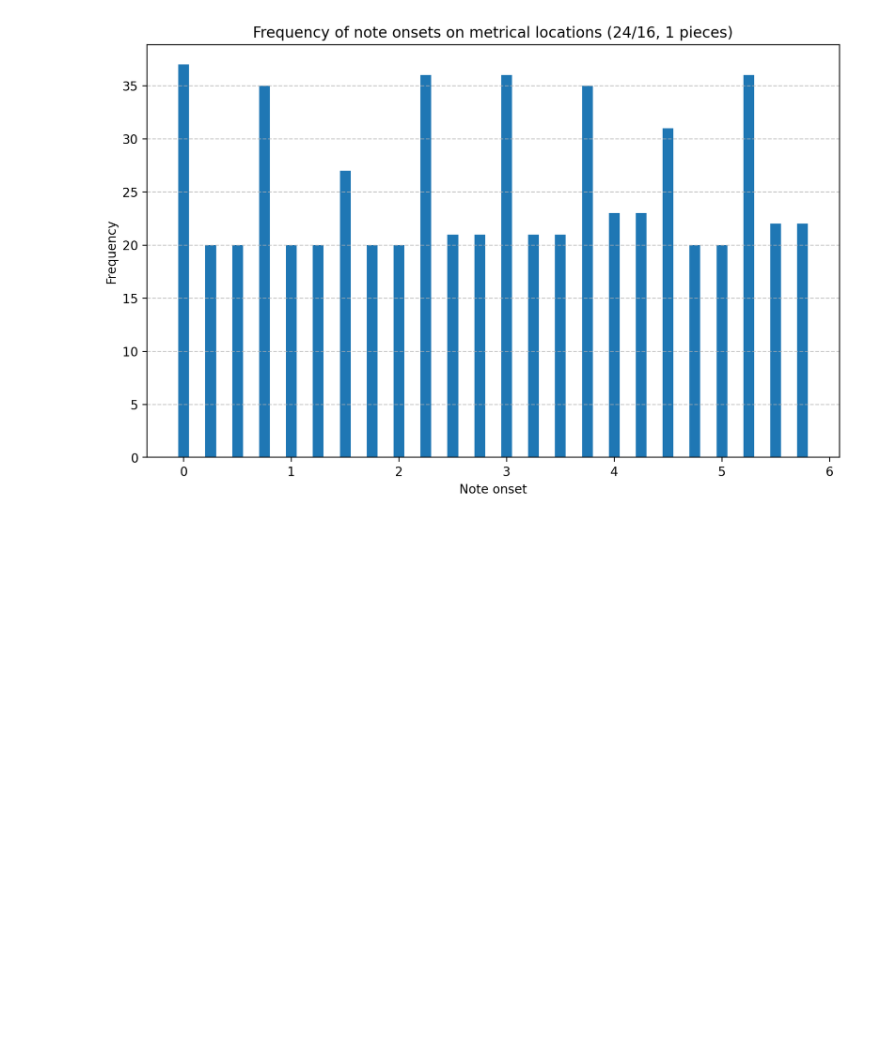
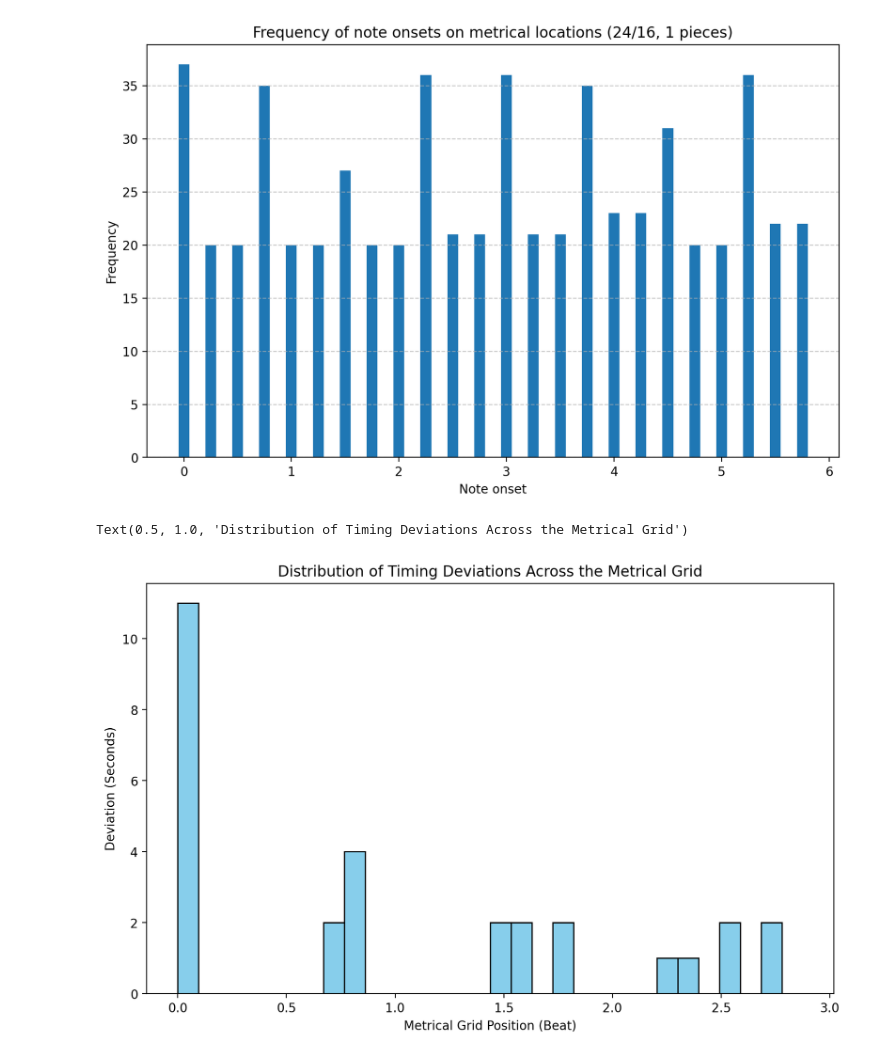
Before and after one commit to mzp0514/DH401_assignment1, a Jupyter notebook: main.ipynb, the cells around one changed output. Cells and saved outputs as stored; diff of their text form; code cells hidden in the pictures; blank space fills up the shorter version.

```diff
--- a/main.ipynb
+++ b/main.ipynb
@@ -185,0 +208,49 @@ for time_signature in sorted_time_signatures:
+# %%
+def get_midi_files(path):
+    midi_files = []
+
+    # Looping through ".musicxml"-files in subfolders
+    for root, dirs, files in os.walk(path):
+        for file in files:
+            if file.endswith(".mid"):
+                midi_files.append(os.path.join(root, file))
+
+    return midi_files
+# %%
+
+path = "asap-dataset/Bach/Italian_concerto/"
+sorted_time_signatures = get_sorted_time_signatures(path)
+
+# Define the expected metrical grid based on the most common time signature
+most_common_time_signature = sorted_time_signatures[0]
+expected_metrical_grid = sorted(all_note_onsets[most_common_time_signature].keys())
+
+# List to store timing deviations
+timing_deviations = []
+midi_files = get_midi_files(path)
+
+for midi_file in midi_files:
+    # Load MIDI file
+    midi_data = pretty_midi.PrettyMIDI(midi_file)
+
+    # Extract notes and their timing information
+    performed_notes = midi_data.instruments[0].notes
+
+    # Calculate timing deviations for each note
+    for note in performed_notes:
+        # Find the closest expected metrical grid position
+        closest_metrical_position = min(expected_metrical_grid, key=lambda x: abs(x - note.start))
+
+        # Calculate timing deviation
+        timing_deviation = note.start - closest_metrical_position
+        timing_deviations.append(timing_deviation)
+
+# Plotting the distribution of timing deviations across the metrical grid
+plt.figure(figsize=(10, 6))
+plt.hist(timing_deviations, bins=len(expected_metrical_grid), range=(min(expected_metrical_grid), max(expected_metrical_grid)), color='skyblue', edgecolor='black')
+plt.xlabel('Metrical Grid Position (Beat)')
+plt.ylabel('Deviation (Seconds)')
+plt.title('Distribution of Timing Deviations Across the Metrical Grid')
+# %% [output]
+Text(0.5, 1.0, 'Distribution of Timing Deviations Across the Metrical Grid')
+[figure, added]
```
Also changed, not shown: parts of 3 cells of this notebook.
